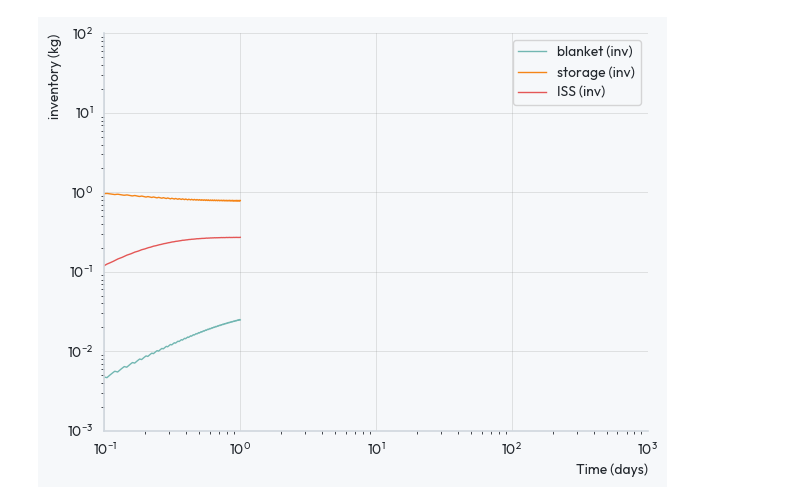
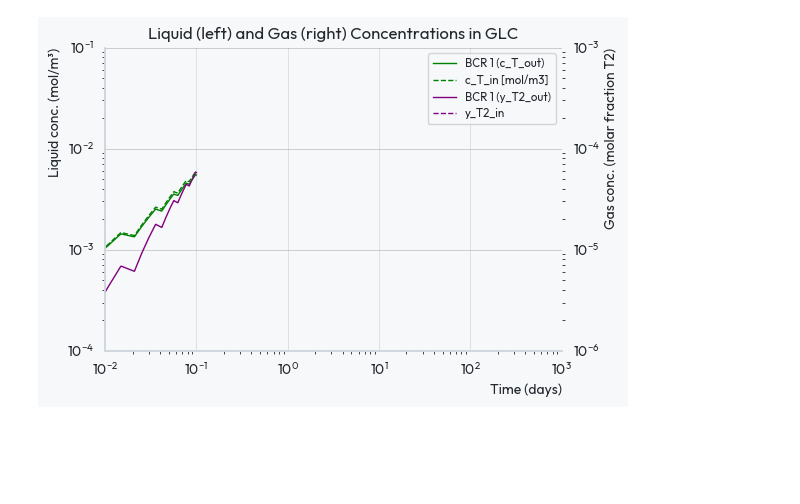
Before and after one commit to rossmacdonald98/BubbleColumnGLC, a Jupyter notebook: ARC modelling/arc_single_GLC.ipynb, the cells around one changed output. Cells and saved outputs as stored; diff of their text form; code cells hidden in the pictures; blank space fills up the shorter version.

Commit message:
plots for pathview paper

```diff
--- a/ARC modelling/arc_single_GLC.ipynb
+++ b/ARC modelling/arc_single_GLC.ipynb
@@ -11,5 +11,5 @@ with open("ARC_with_single_GLC.json", "r") as f:
 
 model, duration = pathview.make_pathsim_model(graph_data)
 
-model.run(1 * 24 * 3600)
+model.run(0.1 * 24 * 3600)
 # %% [output]
@@ -41,18 +35,28 @@ print("Available scopes:")
 for i, scope in enumerate(scopes):
     print(f"{i}: {scope.id}")
 
-ifc_scope = scopes[0]
-ofc_scope = scopes[2]
-fusion_rate_scope = scopes[1]
+ifc_scope = scopes[1]
+ofc_scope = scopes[0]
+fusion_rate_scope = scopes[3]
+efficiency_scope = scopes[2]
+liquid_concentration_scope = scopes[4]
+gas_concentration_scope = scopes[5]
 
 print("OFCScope labels:", ofc_scope.labels)
 print("IFCScope labels:", ifc_scope.labels)
+print("efficiency labels:", efficiency_scope.labels)
+print("liquid concentration labels:", liquid_concentration_scope.labels)
+print("gas concentration labels:", gas_concentration_scope.labels)
+
+# Plot inventories
+plt.subplots(figsize=(6, 4))
+plt.title("ARC Fuel Cycle with Single GLC Inventories")
 
 for scope in [ofc_scope, ifc_scope]:
     sim_time, data = scope.read()
     for p, d in enumerate(data):
         lb = scope.labels[p] if p < len(scope.labels) else f"port {p}"
-        if any([kw in lb.lower() for kw in ["blanket", "tes", "iss", "storage"]]):
+        if any([kw in lb.lower() for kw in ["blanket", "iss", "storage"]]):
             l, = plt.plot(sim_time / 3600 / 24, d, label=lb, linewidth=1)
 
             if "storage" in lb.lower():
@@ -65,11 +69,78 @@ for scope in [ofc_scope, ifc_scope]:
     plt.yscale("log")
     plt.xscale("log")
 plt.ylim(1e-3, 1e2)
-plt.xlim(1e-1, 1e3)
+plt.xlim(1e-2, 1e3)
 
 plt.legend()
 plt.tight_layout()
+plt.savefig("arc_single_GLC_inventories.pdf", dpi=300)
 plt.show()
-plt.savefig("arc_with_single_GLC.pdf")
+
+# Plot efficiency
+plt.subplots(figsize=(6, 4))
+plt.title("ARC Fuel Cycle with Single GLC Extraction Efficiency")
+
+for scope in [efficiency_scope]:
+    sim_time, data = scope.read()
+    for p, d in enumerate(data):
+        lb = scope.labels[p] if p < len(scope.labels) else f"port {p}"
+        if any([kw in lb.lower() for kw in ["eff"]]):
+            l, = plt.plot(sim_time / 3600 / 24, d, label=lb, color="black", linewidth=1)
+
+    plt.xlabel("Time (days)")
+    plt.ylabel("efficiency")
+    plt.xscale("log")
+plt.ylim(0, 0.2)
+plt.xlim(1e-2, 1e3)
+
+plt.legend()
+plt.tight_layout()
+plt.savefig("arc_single_GLC_efficiency.pdf", dpi=300)
+plt.show()
+
+# Plot concentrations
+sim_time_liq, data_liq = liquid_concentration_scope.read()
+sim_time_gas, data_gas = gas_concentration_scope.read()
+
+fig2, ax1 = plt.subplots(figsize=(6, 4))
+ax2 = ax1.twinx()
+ax1.set_title("Liquid (left) and Gas (right) Concentrations in GLC")
+ax1.set_xlabel("Time (days)")
+ax1.set_xscale("log")
+
+# Plot liquid concentration data
+for p, d in enumerate(data_liq):
+    lb = liquid_concentration_scope.labels[p] if p < len(liquid_concentration_scope.labels) else f"port {p}"
+    if any([kw in lb for kw in ["c_T_in [mol/m3]", "BCR 1 (c_T_out)"]]):
+        ls = "--" if "_in" in lb.lower() else "-"
+        ax1.plot(sim_time_liq / 3600 / 24, d, label=lb, linewidth=1, color = "green", linestyle=ls)
+
+# Plot gas concentration data
+for p, d in enumerate(data_gas):
+    lb = gas_concentration_scope.labels[p] if p < len(gas_concentration_scope.labels) else f"port {p}"
+    if any([kw in lb for kw in ["y_T2_in", "BCR 1 (y_T2_out)"]]):
+        ls = "--" if "_in" in lb.lower() else "-"
+        ax2.plot(sim_time_gas / 3600 / 24, d, label=lb, linewidth=1, color = "purple", linestyle=ls)
+
+
+ax1.set_ylabel("Liquid conc. (mol/m³)")
+ax2.set_ylabel("Gas conc. (molar fraction T2)")
+ax1.set_yscale("log")
+ax2.set_yscale("log")
+
+# combine legends from both axes
+handles1, labels1 = ax1.get_legend_handles_labels()
+handles2, labels2 = ax2.get_legend_handles_labels()
+if handles1 or handles2:
+    ax1.legend(handles1 + handles2, labels1 + labels2, loc="best", fontsize="small")
+
+# optional fixed limits (remove or adjust if undesired)
+ax1.set_xlim(1e-2, 1e3)
+ax1.set_ylim(1e-4, 1e-1)   # liquid
+ax2.set_ylim(1e-6, 1e-3)   # gas
+
+fig2.tight_layout()
+fig2.savefig("arc_single_GLC_concentrations.pdf", dpi=300)
+fig2.show()
 # %% [output]
 Available scopes:
@@ -81 +158 @@ IFCScope labels: ['storage (inv)', 'pump (inv)', 'fuel cleanup (inv)', 'ISS (inv
-[figure, old version]
+[figure, new version]
```
Also changed, not shown: parts of 2 cells of this notebook, 3 other files.
